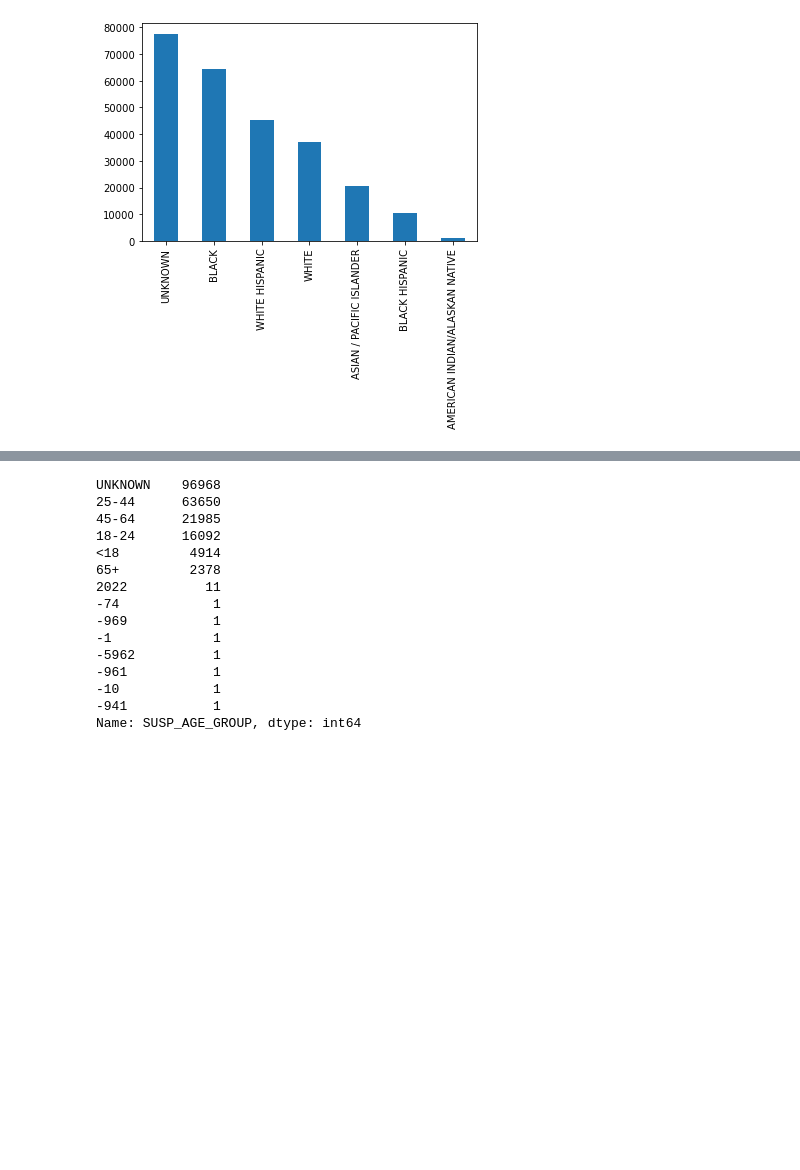
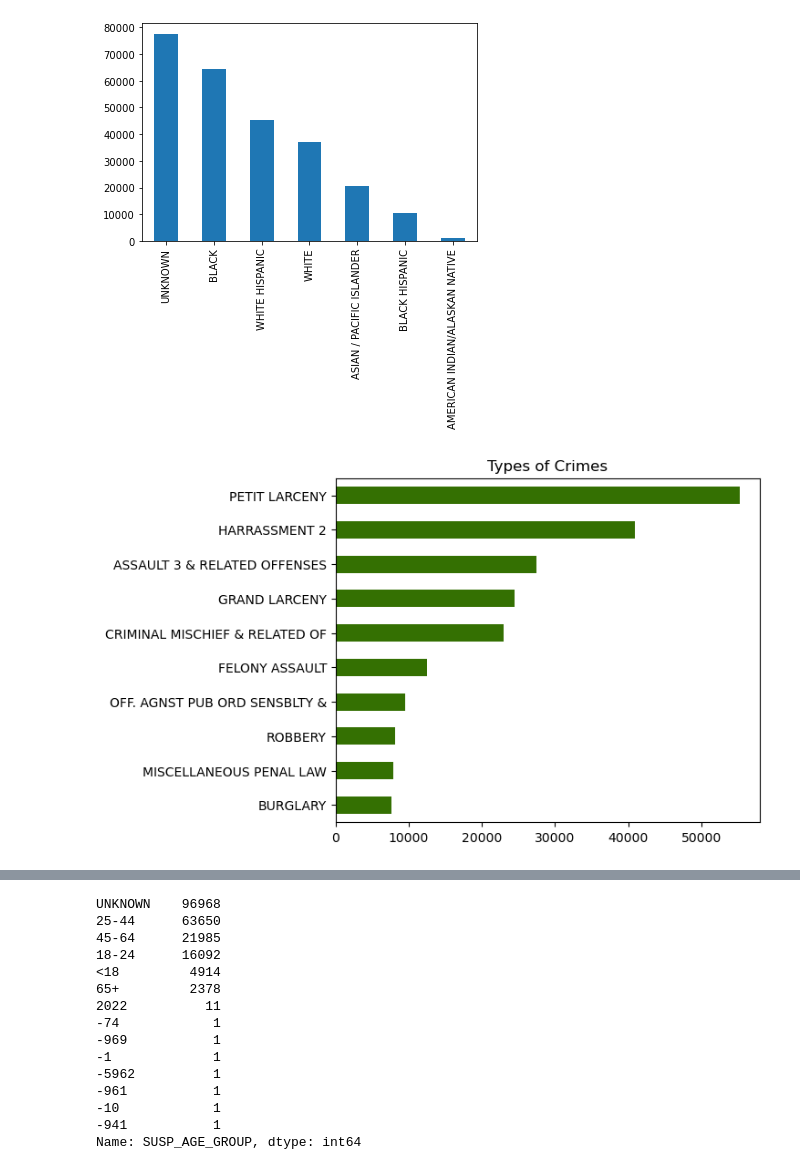
Before and after one commit to chadasravani/IST5520_Group1_NYPD_Complaint_Data, a Jupyter notebook: Project_new.ipynb, the cells around one changed output, grey strips where cells are left out. Saved outputs shown, nothing was run; the diff lists cells and outputs as text; code cells hidden in the pictures; blank space fills up the shorter version.

```diff
--- a/Project_new.ipynb
+++ b/Project_new.ipynb
@@ -19,6 +21,8 @@ df.head()
 | 3 | 242643555 | 121 | STATEN ISLAND | 03/24/2022 | 15:00:00 | 03/24/2022 | 22:00:00 | ... |
 | 4 | 242816732 | 42 | BRONX | 03/29/2022 | 15:24:00 | 03/29/2022 | 15:30:00 | ... |
 5 rows × 36 columns
+# %%
+df_copy=df.copy(deep=True)
 # %% [markdown]
 ## Variables Dictionary :
 ### Expand the cell below to view the variables dictionary.
@@ -156,3 +160,9 @@ df['VIC_RACE'].value_counts().plot(kind='bar')
 # %% [output]
 <AxesSubplot:>
 [figure]
+# %%
+fig, ax = plt.subplots(figsize=(6, 5), dpi=100)
+df_copy.OFNS_DESC.value_counts().iloc[:10].sort_values().plot(kind="barh", color = '#347002',title = "Types of Crimes",ax=ax)
+plt.show()
+# %% [output]
+[figure, added]
```
Also changed, not shown: parts of 52 cells of this notebook, 2 other files.
